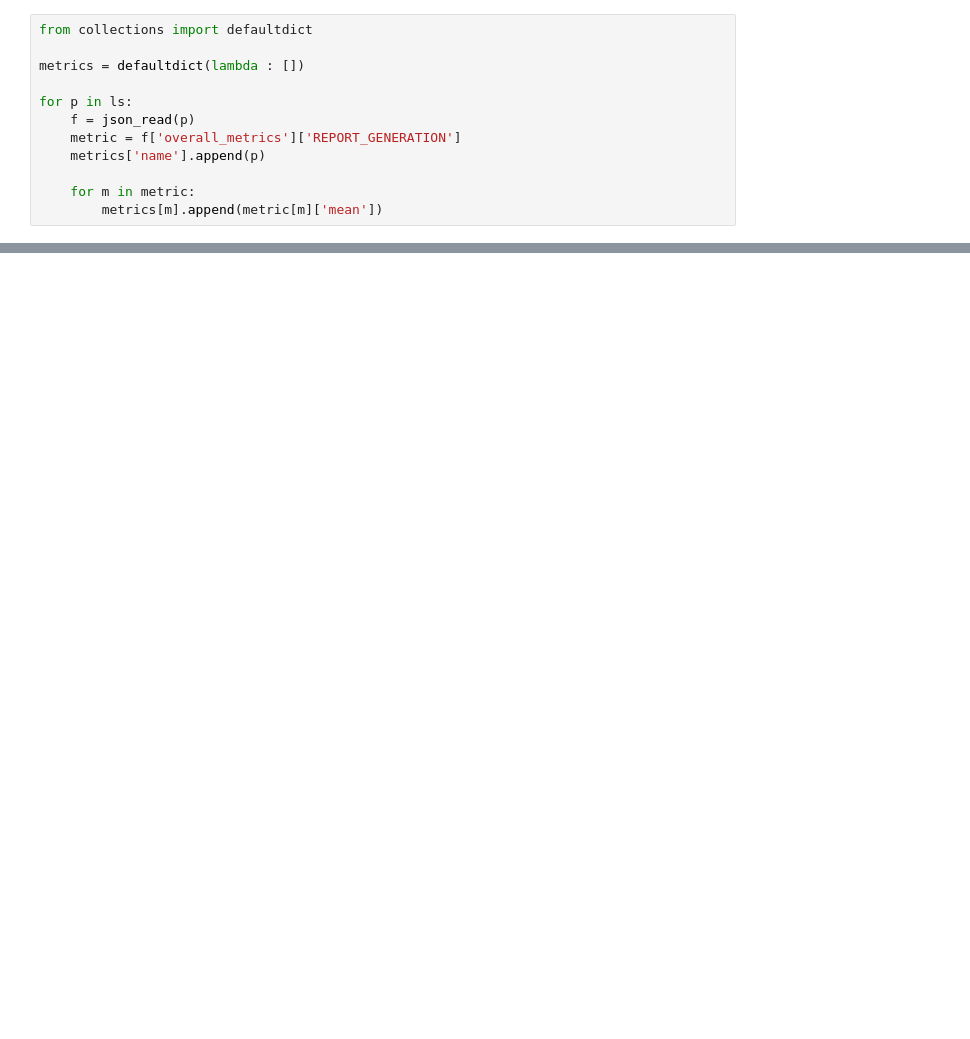
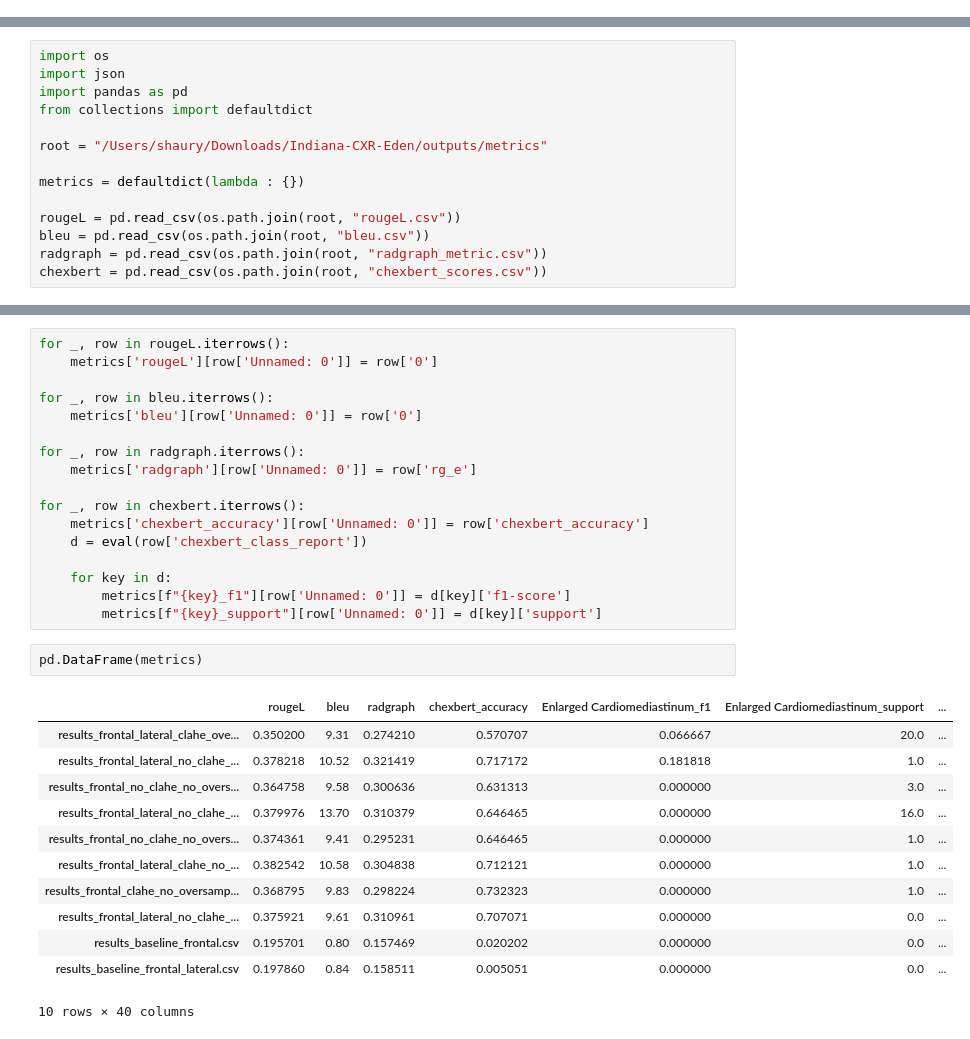
Before and after one commit to shaurysrivastav27/Indiana-CXR-Eden, a Jupyter notebook: notebook.ipynb, the cells around one changed output, grey strips where cells are left out. Drawn from its saved outputs; the diff is of its cells as text; blank space fills up the shorter version.

Commit message:
All corrections and changes with final reports and results

```diff
--- a/notebook.ipynb
+++ b/notebook.ipynb
@@ -33,12 +0,0 @@ f['overall_metrics']
-# %%
-from collections import defaultdict
-
-metrics = defaultdict(lambda : [])
-
-for p in ls:
-    f = json_read(p)
-    metric = f['overall_metrics']['REPORT_GENERATION']
-    metrics['name'].append(p)
-
-    for m in metric:
-        metrics[m].append(metric[m]['mean'])
@@ -147,0 +1,14 @@ inputs
+# %%
+import os
+import json
+import pandas as pd
+from collections import defaultdict
+
+root = "/Users/shaury/Downloads/Indiana-CXR-Eden/outputs/metrics"
+
+metrics = defaultdict(lambda : {})
+
+rougeL = pd.read_csv(os.path.join(root, "rougeL.csv"))
+bleu = pd.read_csv(os.path.join(root, "bleu.csv"))
+radgraph = pd.read_csv(os.path.join(root, "radgraph_metric.csv"))
+chexbert = pd.read_csv(os.path.join(root, "chexbert_scores.csv"))
@@ -147,0 +29,32 @@ inputs
+# %%
+for _, row in rougeL.iterrows():
+    metrics['rougeL'][row['Unnamed: 0']] = row['0']
+
+for _, row in bleu.iterrows():
+    metrics['bleu'][row['Unnamed: 0']] = row['0']
+
+for _, row in radgraph.iterrows():
+    metrics['radgraph'][row['Unnamed: 0']] = row['rg_e']
+
+for _, row in chexbert.iterrows():
+    metrics['chexbert_accuracy'][row['Unnamed: 0']] = row['chexbert_accuracy']
+    d = eval(row['chexbert_class_report'])
+
+    for key in d:
+        metrics[f"{key}_f1"][row['Unnamed: 0']] = d[key]['f1-score']
+        metrics[f"{key}_support"][row['Unnamed: 0']] = d[key]['support']
+# %%
+pd.DataFrame(metrics)
+# %% [output]
+|  | rougeL | bleu | radgraph | chexbert_accuracy | Enlarged Cardiomediastinum_f1 | Enlarged Cardiomediastinum_support | ... |
+| results_frontal_lateral_clahe_ove... | 0.350200 | 9.31 | 0.274210 | 0.570707 | 0.066667 | 20.0 | ... |
+| results_frontal_lateral_no_clahe_... | 0.378218 | 10.52 | 0.321419 | 0.717172 | 0.181818 | 1.0 | ... |
+| results_frontal_no_clahe_no_overs... | 0.364758 | 9.58 | 0.300636 | 0.631313 | 0.000000 | 3.0 | ... |
+| results_frontal_lateral_no_clahe_... | 0.379976 | 13.70 | 0.310379 | 0.646465 | 0.000000 | 16.0 | ... |
+| results_frontal_no_clahe_no_overs... | 0.374361 | 9.41 | 0.295231 | 0.646465 | 0.000000 | 1.0 | ... |
+| results_frontal_lateral_clahe_no_... | 0.382542 | 10.58 | 0.304838 | 0.712121 | 0.000000 | 1.0 | ... |
+| results_frontal_clahe_no_oversamp... | 0.368795 | 9.83 | 0.298224 | 0.732323 | 0.000000 | 1.0 | ... |
+| results_frontal_lateral_no_clahe_... | 0.375921 | 9.61 | 0.310961 | 0.707071 | 0.000000 | 0.0 | ... |
+| results_baseline_frontal.csv | 0.195701 | 0.80 | 0.157469 | 0.020202 | 0.000000 | 0.0 | ... |
+| results_baseline_frontal_lateral.csv | 0.197860 | 0.84 | 0.158511 | 0.005051 | 0.000000 | 0.0 | ... |
+10 rows × 40 columns
```
Also changed, not shown: parts of 22 cells of this notebook, 50 other files.
